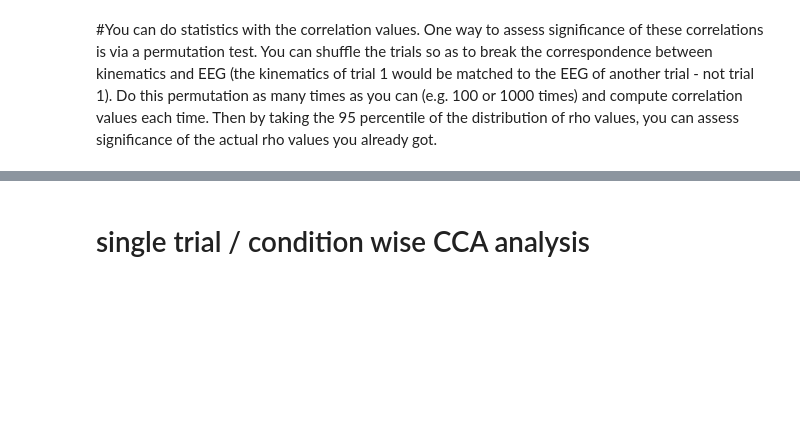
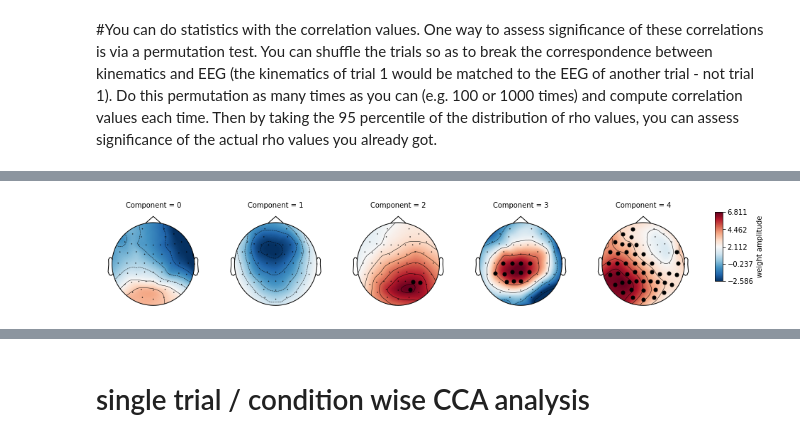
Before and after one commit to sankar-mukherjee/CCA_speech_EEG, a Jupyter notebook: CCA_yannis.ipynb, the cells around one changed output, grey strips where cells are left out. Cells and saved outputs as stored; diff of their text form; code cells hidden in the pictures; blank space fills up the shorter version.

```diff
--- a/CCA_yannis.ipynb
+++ b/CCA_yannis.ipynb
@@ -1067,0 +1078,15 @@ print(comp)
+# %%
+# significant rhos subject with components
+A = []
+for i in range(0,nComp):
+    a = data_plot['Component'+str(i)+'_corr'].get_values()
+    A.append(a)
+
+A = np.stack(A).T
+
+a = np.percentile(surr_r,95,axis=2)
+
+sub,comp=np.where(A>=a)
+a = np.vstack((sub,comp))
+print('significant subjects and comps')
+print(a.T)
@@ -1067,0 +1111,21 @@ print(comp)
+# %%
+# significant topo
+
+# significant subject with components
+th = np.percentile(surr_topo,95,axis=0)
+
+frame = []
+for i in range(0,nComp):
+    a = data_plot['Component'+str(i)+'_topo'].get_values().mean()
+    mask = a >= th[:,i]
+    frame.append(pd.DataFrame({'Component':i,'Data':[a],'mask':[mask]}))
+
+A = pd.concat((frame),axis=0)
+
+Vmin = np.stack(A['Data'].get_values()).min()
+Vmax = np.stack(A['Data'].get_values()).max()
+
+
+plot_topo_image(A,Vmin,Vmax,'Component')
+# %% [output]
+[figure, added]
```
Also changed, not shown: parts of 18 cells of this notebook.
